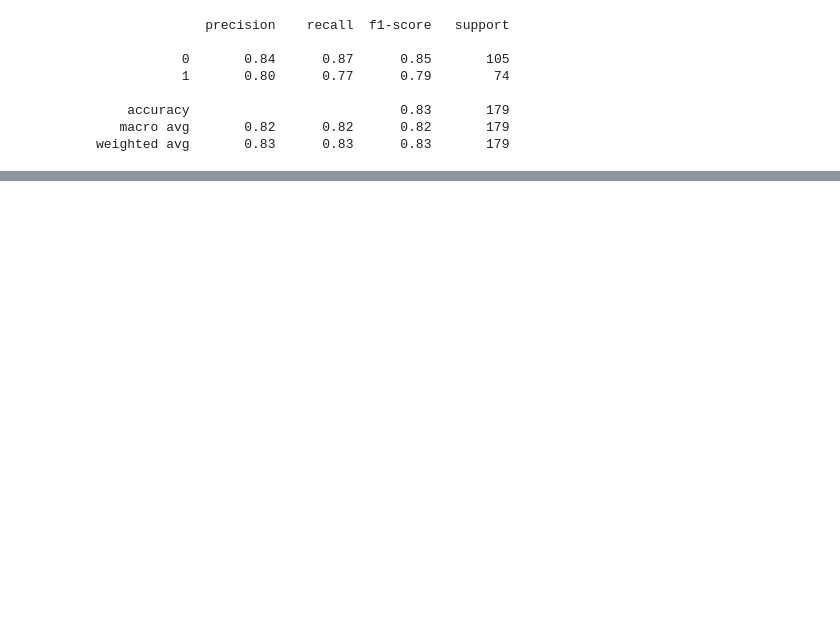
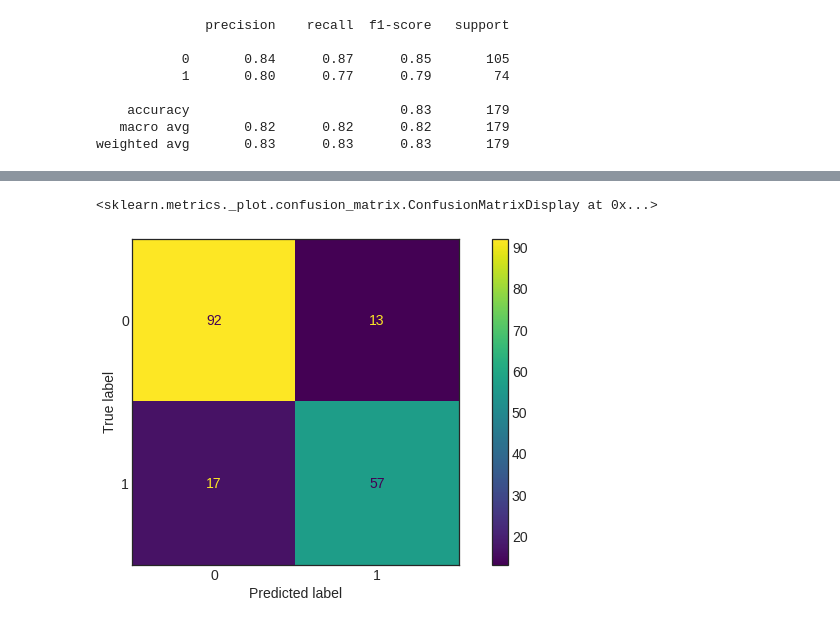
Before and after one commit to DataScienceUFES/titanic_grupo2, a Jupyter notebook: modelagem.ipynb, the cells around one changed output, grey strips where cells are left out. Cells and saved outputs as stored; diff of their text form; code cells hidden in the pictures; blank space fills up the shorter version.

```diff
--- a/modelagem.ipynb
+++ b/modelagem.ipynb
@@ -388,0 +464,2 @@ weighted avg       0.83      0.83      0.83       179
+# %%
+rf_best  = RandomForestClassifier(max_depth=100, n_estimators=800)
@@ -388,0 +470,2 @@ weighted avg       0.83      0.83      0.83       179
+# %%
+rf_best.fit(X_train_dummies, y_train_dummies)
@@ -388,0 +485,8 @@ weighted avg       0.83      0.83      0.83       179
+# %%
+plot_confusion_matrix(rf_best,
+                      X_test_dummies,
+                      y_test_dummies,
+                      display_labels=['0', '1'])
+# %% [output]
+<sklearn.metrics._plot.confusion_matrix.ConfusionMatrixDisplay at 0x...>
+[figure, added]
```
Also changed, not shown: parts of 25 cells of this notebook.
